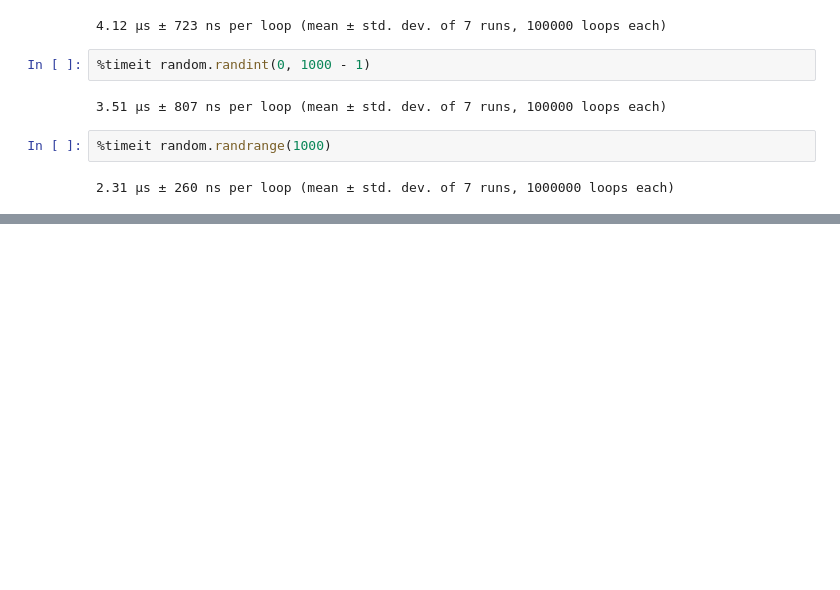
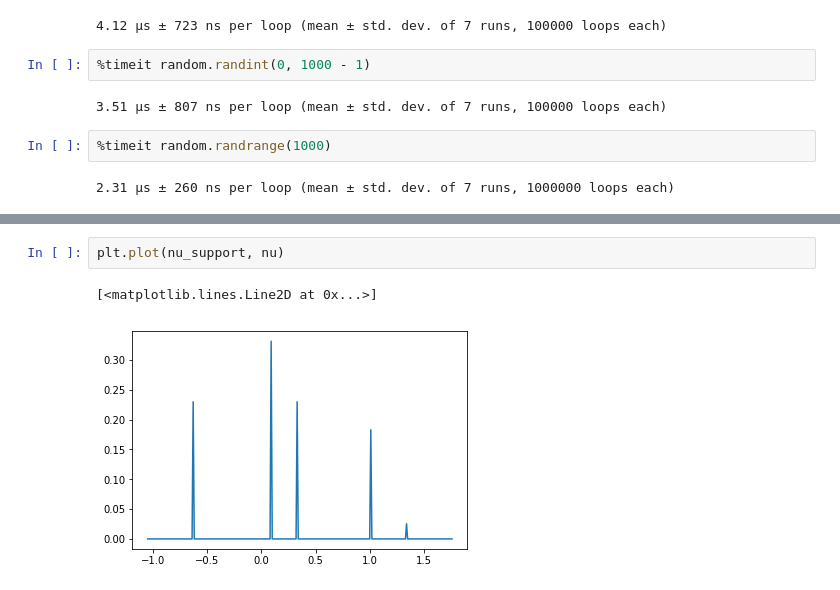
Before and after one commit to evilyingyun/large-scale-optimal-transport, a Jupyter notebook: implem.ipynb, the cells around one changed output, grey strips where cells are left out. Drawn from its saved outputs; the diff is of its cells as text; blank space fills up the shorter version.

```diff
--- a/implem.ipynb
+++ b/implem.ipynb
@@ -156,0 +190,5 @@ import random
+# %%
+plt.plot(nu_support, nu)
+# %% [output]
+[<matplotlib.lines.Line2D at 0x...>]
+[figure, added]
```
Also changed, not shown: parts of 37 cells of this notebook, 1 other file.
